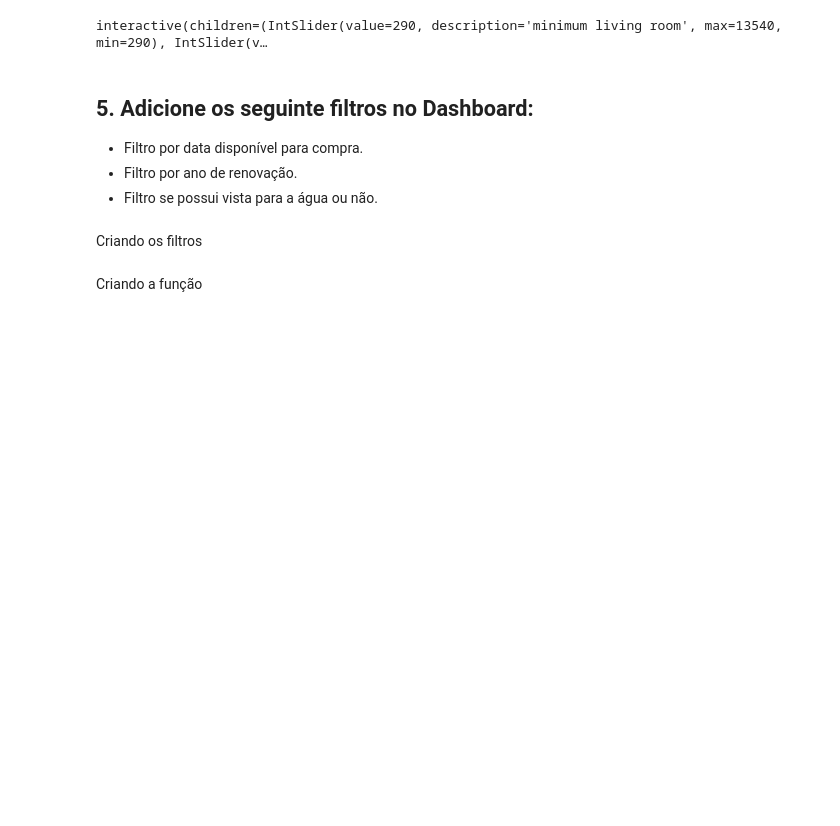
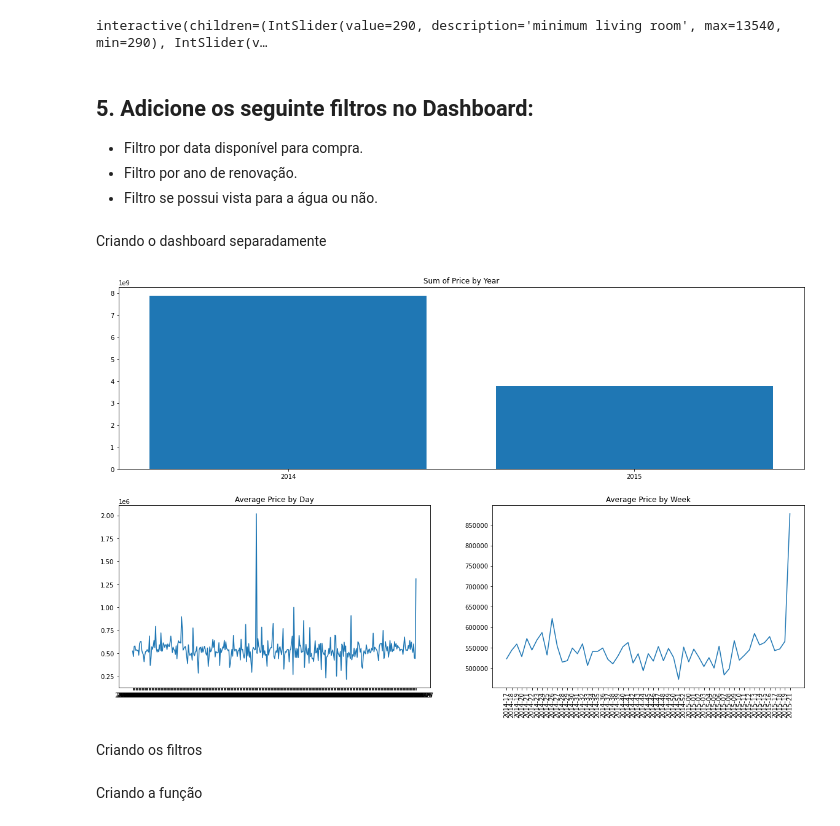
Before and after one commit to renankalfa/python-0-ao-Data_Scientist, a Jupyter notebook: Módulo 4.ipynb, the cells around one changed output. Saved outputs shown, nothing was run; the diff lists cells and outputs as text; code cells hidden in the pictures; blank space fills up the shorter version.

```diff
--- a/Módulo 4.ipynb
+++ b/Módulo 4.ipynb
@@ -236,5 +236,29 @@ interactive(children=(IntSlider(value=290, description='minimum living room', ma
 data['year'] = pd.to_datetime(data['date']).dt.strftime('%Y')
 data['date'] = pd.to_datetime(data['date']).dt.strftime('%Y-%m-%d')
 data['year_week'] = pd.to_datetime(data['date']).dt.strftime('%Y-%U')
+# %% [markdown]
+Criando o dashboard separadamente
+# %%
+fig= plt.figure(figsize=(20, 12))
+specs = gridspec.GridSpec(ncols=2, nrows=2, figure=fig)
+
+ax1 = fig.add_subplot(specs[0, :])
+ax2 = fig.add_subplot(specs[1, 0])
+ax3 = fig.add_subplot(specs[1, 1])
+
+year_data = data[['price', 'year']].groupby('year').sum().reset_index()
+ax1.bar(year_data['year'], year_data['price']);
+ax1.set_title('Sum of Price by Year');
+
+day_data = data[['price', 'date']].groupby('date').mean().reset_index()
+ax2.plot(day_data['date'], day_data['price']);
+ax2.set_title('Average Price by Day');
+
+week_data = data[['price', 'year_week']].groupby('year_week').mean().reset_index()
+ax3.plot(week_data['year_week'], week_data['price']);
+ax3.set_title('Average Price by Week')
+plt.xticks(rotation=90);
+# %% [output]
+[figure, added]
 # %% [markdown]
 Criando os filtros
```
Also changed, not shown: parts of 3 cells of this notebook.
